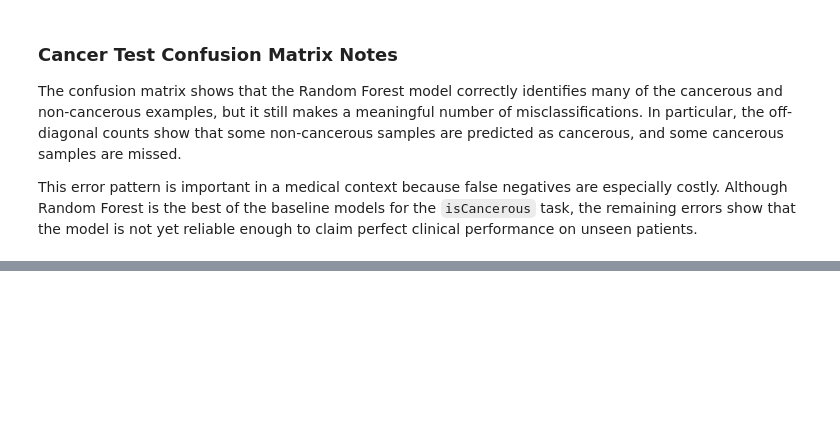
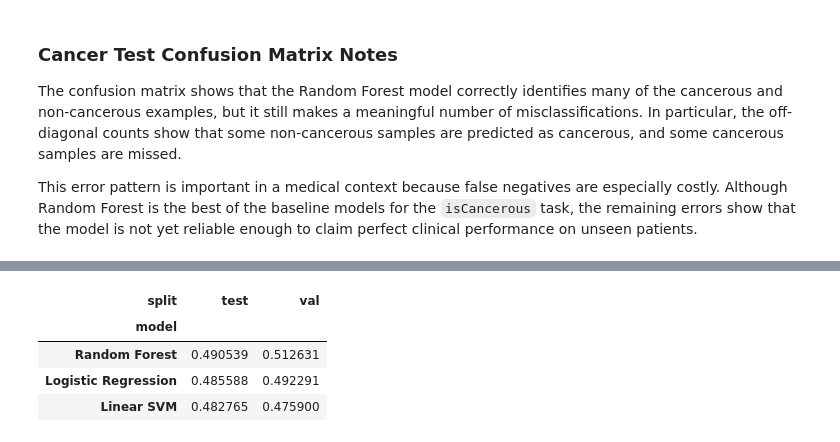
Before and after one commit to theaussiepie/Conformal-Prediction-with-ML-Workflow, a Jupyter notebook: workflow.ipynb, the cells around one changed output, grey strips where cells are left out. Cells and saved outputs as stored; diff of their text form; code cells hidden in the pictures; blank space fills up the shorter version.

```diff
--- a/workflow.ipynb
+++ b/workflow.ipynb
@@ -907,0 +959,14 @@ This error pattern is important in a medical context because false negatives are
+# %%
+cell_summary = (
+    cell_results_df[cell_results_df["split"].isin(["val", "test"])]
+    .pivot_table(index="model", columns="split", values="macro_f1")
+    .sort_values("val", ascending=False)
+)
+
+cell_summary
+# %% [output]
+| split | test | val |
+| model |  |  |
+| Random Forest | 0.490539 | 0.512631 |
+| Logistic Regression | 0.485588 | 0.492291 |
+| Linear SVM | 0.482765 | 0.475900 |
```
Also changed, not shown: parts of 5 cells of this notebook.
